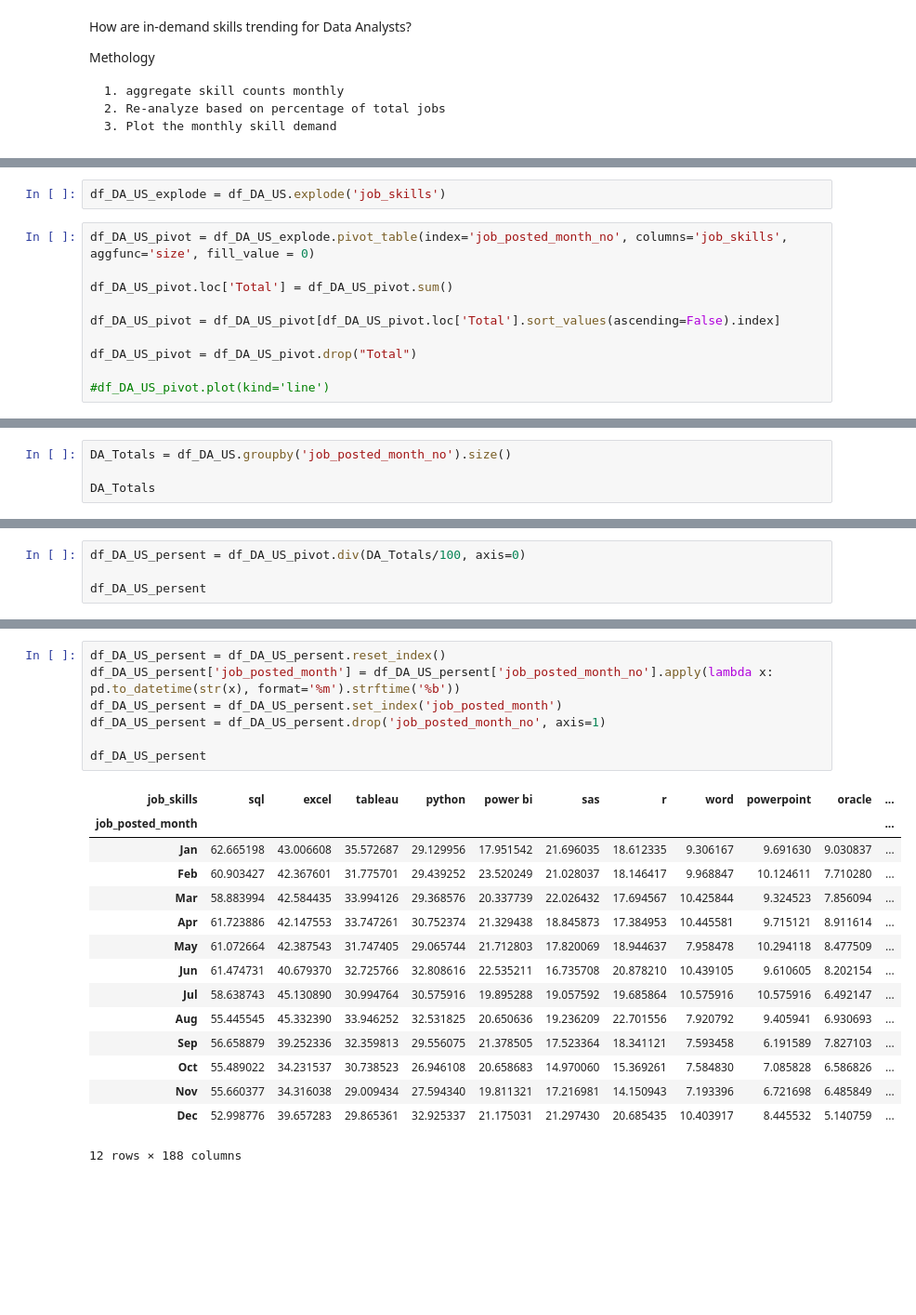
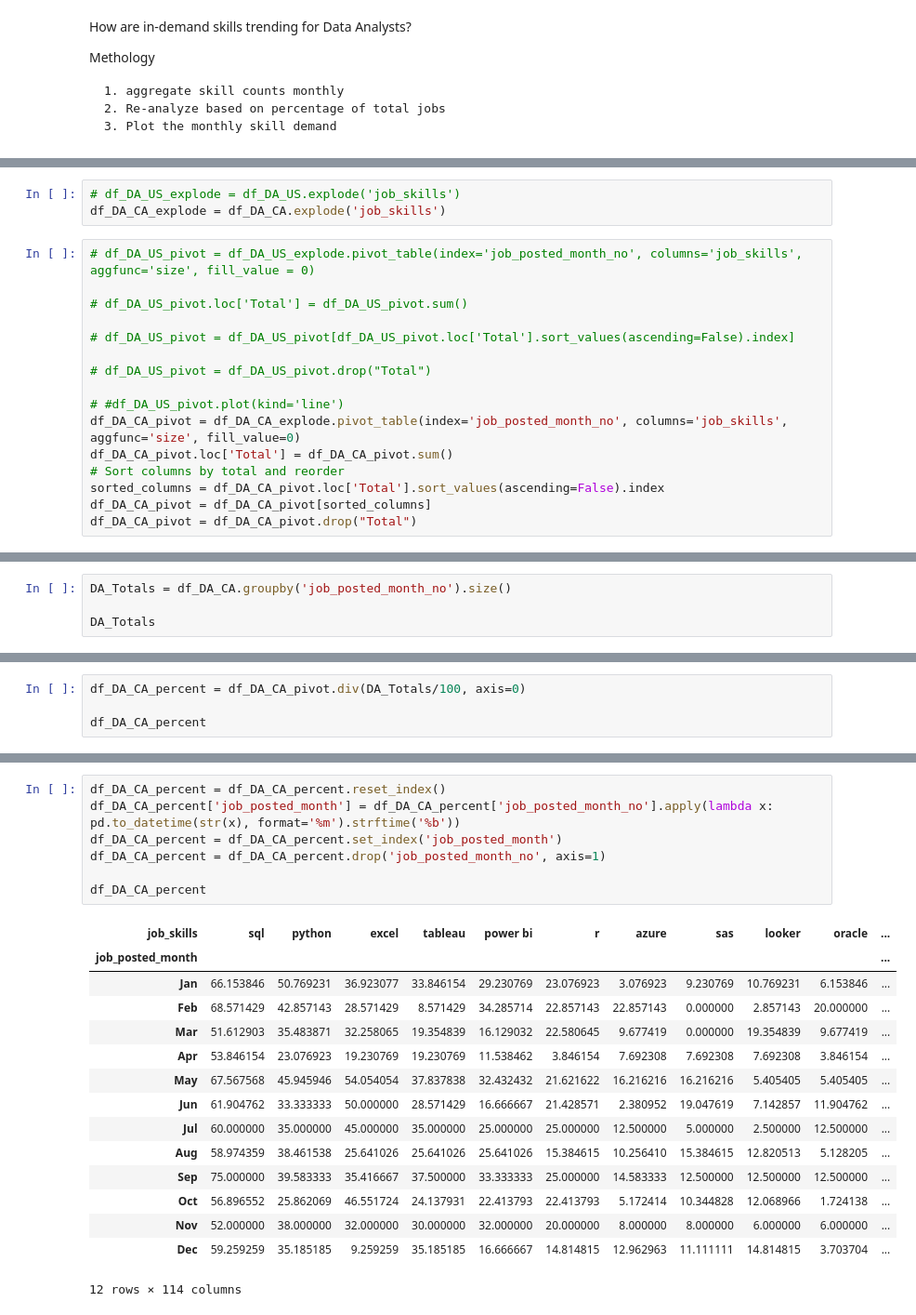
Before and after one commit to Cuishine/Python_Data_Project, a Jupyter notebook: 3_Project/3_Skills_Trend.ipynb, the cells around one changed output, grey strips where cells are left out. Shown: that part at 93% size. Cells and saved outputs as stored; diff of their text form; blank space fills up the shorter version.

```diff
--- a/3_Project/3_Skills_Trend.ipynb
+++ b/3_Project/3_Skills_Trend.ipynb
@@ -28,12 +30,19 @@ df_DA_US['job_posted_month_no'] = df_DA_US['job_posted_date'].dt.month
 # %%
-df_DA_US_explode = df_DA_US.explode('job_skills')
+# df_DA_US_explode = df_DA_US.explode('job_skills')
+df_DA_CA_explode = df_DA_CA.explode('job_skills')
 # %%
-df_DA_US_pivot = df_DA_US_explode.pivot_table(index='job_posted_month_no', columns='job_skills', aggfunc='size', fill_value = 0)
+# df_DA_US_pivot = df_DA_US_explode.pivot_table(index='job_posted_month_no', columns='job_skills', aggfunc='size', fill_value = 0)
 
-df_DA_US_pivot.loc['Total'] = df_DA_US_pivot.sum()
+# df_DA_US_pivot.loc['Total'] = df_DA_US_pivot.sum()
 
-df_DA_US_pivot = df_DA_US_pivot[df_DA_US_pivot.loc['Total'].sort_values(ascending=False).index]
+# df_DA_US_pivot = df_DA_US_pivot[df_DA_US_pivot.loc['Total'].sort_values(ascending=False).index]
 
-df_DA_US_pivot = df_DA_US_pivot.drop("Total")
+# df_DA_US_pivot = df_DA_US_pivot.drop("Total")
 
-#df_DA_US_pivot.plot(kind='line')
+# #df_DA_US_pivot.plot(kind='line')
+df_DA_CA_pivot = df_DA_CA_explode.pivot_table(index='job_posted_month_no', columns='job_skills', aggfunc='size', fill_value=0)
+df_DA_CA_pivot.loc['Total'] = df_DA_CA_pivot.sum()
+# Sort columns by total and reorder
+sorted_columns = df_DA_CA_pivot.loc['Total'].sort_values(ascending=False).index
+df_DA_CA_pivot = df_DA_CA_pivot[sorted_columns]
+df_DA_CA_pivot = df_DA_CA_pivot.drop("Total")
@@ -58,5 +72,5 @@ df_DA_US_pivot
 # %%
-DA_Totals = df_DA_US.groupby('job_posted_month_no').size()
+DA_Totals = df_DA_CA.groupby('job_posted_month_no').size()
 
 DA_Totals
 # %% [output]
@@ -76,6 +90,6 @@ job_posted_month_no
 dtype: int64
 # %%
-df_DA_US_persent = df_DA_US_pivot.div(DA_Totals/100, axis=0)
+df_DA_CA_percent = df_DA_CA_pivot.div(DA_Totals/100, axis=0)
 
-df_DA_US_persent
+df_DA_CA_percent
 # %% [output]
@@ -97,26 +111,26 @@ df_DA_US_persent
 # %%
-df_DA_US_persent = df_DA_US_persent.reset_index()
-df_DA_US_persent['job_posted_month'] = df_DA_US_persent['job_posted_month_no'].apply(lambda x: pd.to_datetime(str(x), format='%m').strftime('%b'))
-df_DA_US_persent = df_DA_US_persent.set_index('job_posted_month')
-df_DA_US_persent = df_DA_US_persent.drop('job_posted_month_no', axis=1)
+df_DA_CA_percent = df_DA_CA_percent.reset_index()
+df_DA_CA_percent['job_posted_month'] = df_DA_CA_percent['job_posted_month_no'].apply(lambda x: pd.to_datetime(str(x), format='%m').strftime('%b'))
+df_DA_CA_percent = df_DA_CA_percent.set_index('job_posted_month')
+df_DA_CA_percent = df_DA_CA_percent.drop('job_posted_month_no', axis=1)
 
-df_DA_US_persent
+df_DA_CA_percent
 # %% [output]
-| job_skills | sql | excel | tableau | python | power bi | sas | r | word | powerpoint | oracle | ... |
+| job_skills | sql | python | excel | tableau | power bi | r | azure | sas | looker | oracle | ... |
 | job_posted_month |  |  |  |  |  |  |  |  |  |  | ... |
-| Jan | 62.665198 | 43.006608 | 35.572687 | 29.129956 | 17.951542 | 21.696035 | 18.612335 | 9.306167 | 9.691630 | 9.030837 | ... |
-| Feb | 60.903427 | 42.367601 | 31.775701 | 29.439252 | 23.520249 | 21.028037 | 18.146417 | 9.968847 | 10.124611 | 7.710280 | ... |
-| Mar | 58.883994 | 42.584435 | 33.994126 | 29.368576 | 20.337739 | 22.026432 | 17.694567 | 10.425844 | 9.324523 | 7.856094 | ... |
-| Apr | 61.723886 | 42.147553 | 33.747261 | 30.752374 | 21.329438 | 18.845873 | 17.384953 | 10.445581 | 9.715121 | 8.911614 | ... |
-| May | 61.072664 | 42.387543 | 31.747405 | 29.065744 | 21.712803 | 17.820069 | 18.944637 | 7.958478 | 10.294118 | 8.477509 | ... |
-| Jun | 61.474731 | 40.679370 | 32.725766 | 32.808616 | 22.535211 | 16.735708 | 20.878210 | 10.439105 | 9.610605 | 8.202154 | ... |
-| Jul | 58.638743 | 45.130890 | 30.994764 | 30.575916 | 19.895288 | 19.057592 | 19.685864 | 10.575916 | 10.575916 | 6.492147 | ... |
-| Aug | 55.445545 | 45.332390 | 33.946252 | 32.531825 | 20.650636 | 19.236209 | 22.701556 | 7.920792 | 9.405941 | 6.930693 | ... |
-| Sep | 56.658879 | 39.252336 | 32.359813 | 29.556075 | 21.378505 | 17.523364 | 18.341121 | 7.593458 | 6.191589 | 7.827103 | ... |
-| Oct | 55.489022 | 34.231537 | 30.738523 | 26.946108 | 20.658683 | 14.970060 | 15.369261 | 7.584830 | 7.085828 | 6.586826 | ... |
-| Nov | 55.660377 | 34.316038 | 29.009434 | 27.594340 | 19.811321 | 17.216981 | 14.150943 | 7.193396 | 6.721698 | 6.485849 | ... |
-| Dec | 52.998776 | 39.657283 | 29.865361 | 32.925337 | 21.175031 | 21.297430 | 20.685435 | 10.403917 | 8.445532 | 5.140759 | ... |
+| Jan | 66.153846 | 50.769231 | 36.923077 | 33.846154 | 29.230769 | 23.076923 | 3.076923 | 9.230769 | 10.769231 | 6.153846 | ... |
+| Feb | 68.571429 | 42.857143 | 28.571429 | 8.571429 | 34.285714 | 22.857143 | 22.857143 | 0.000000 | 2.857143 | 20.000000 | ... |
+| Mar | 51.612903 | 35.483871 | 32.258065 | 19.354839 | 16.129032 | 22.580645 | 9.677419 | 0.000000 | 19.354839 | 9.677419 | ... |
+| Apr | 53.846154 | 23.076923 | 19.230769 | 19.230769 | 11.538462 | 3.846154 | 7.692308 | 7.692308 | 7.692308 | 3.846154 | ... |
+| May | 67.567568 | 45.945946 | 54.054054 | 37.837838 | 32.432432 | 21.621622 | 16.216216 | 16.216216 | 5.405405 | 5.405405 | ... |
+| Jun | 61.904762 | 33.333333 | 50.000000 | 28.571429 | 16.666667 | 21.428571 | 2.380952 | 19.047619 | 7.142857 | 11.904762 | ... |
+| Jul | 60.000000 | 35.000000 | 45.000000 | 35.000000 | 25.000000 | 25.000000 | 12.500000 | 5.000000 | 2.500000 | 12.500000 | ... |
+| Aug | 58.974359 | 38.461538 | 25.641026 | 25.641026 | 25.641026 | 15.384615 | 10.256410 | 15.384615 | 12.820513 | 5.128205 | ... |
+| Sep | 75.000000 | 39.583333 | 35.416667 | 37.500000 | 33.333333 | 25.000000 | 14.583333 | 12.500000 | 12.500000 | 12.500000 | ... |
+| Oct | 56.896552 | 25.862069 | 46.551724 | 24.137931 | 22.413793 | 22.413793 | 5.172414 | 10.344828 | 12.068966 | 1.724138 | ... |
+| Nov | 52.000000 | 38.000000 | 32.000000 | 30.000000 | 32.000000 | 20.000000 | 8.000000 | 8.000000 | 6.000000 | 6.000000 | ... |
+| Dec | 59.259259 | 35.185185 | 9.259259 | 35.185185 | 16.666667 | 14.814815 | 12.962963 | 11.111111 | 14.814815 | 3.703704 | ... |
-12 rows × 188 columns
+12 rows × 114 columns
 # %%
 from matplotlib.ticker import PercentFormatter
 
```
Also changed, not shown: parts of 9 cells of this notebook.
